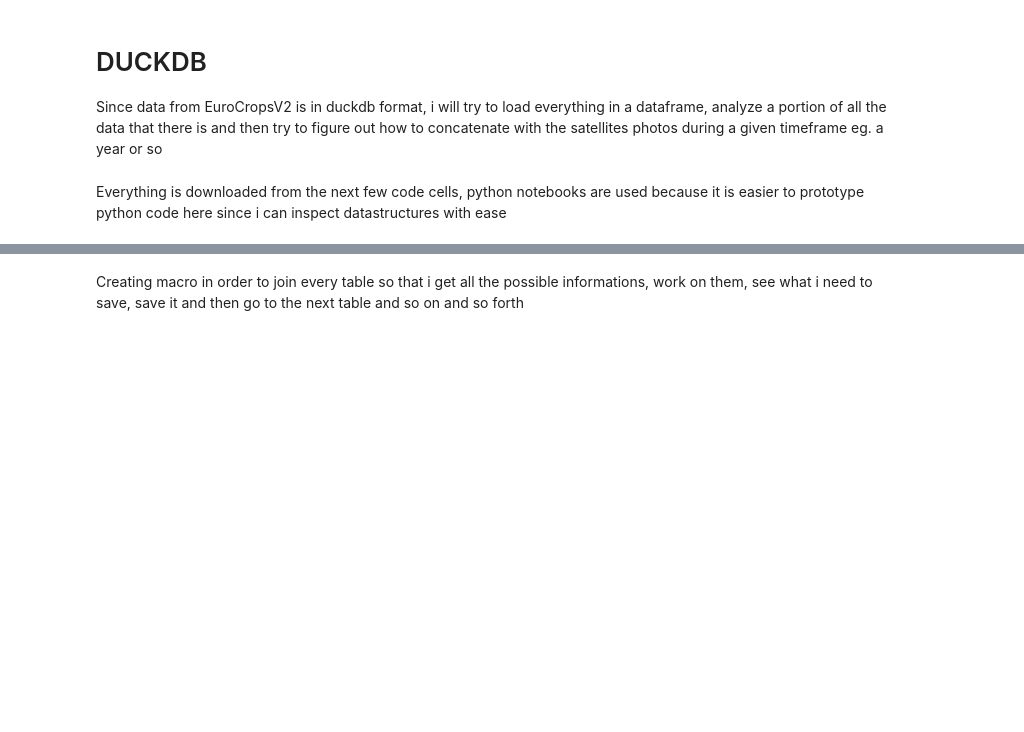
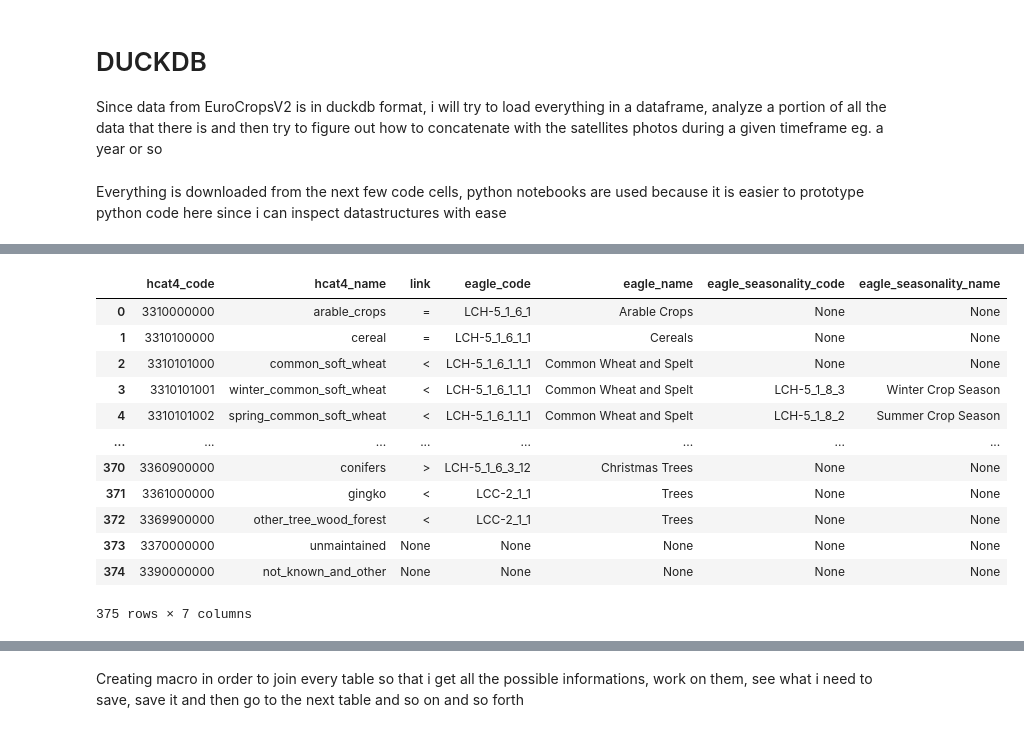
Before and after one commit to wr3nch623/RSSIA-Project, a Jupyter notebook: duckdb_dataget.ipynb, the cells around one changed output, grey strips where cells are left out. Drawn from its saved outputs; the diff is of its cells as text; code cells hidden in the pictures; blank space fills up the shorter version.

```diff
--- a/duckdb_dataget.ipynb
+++ b/duckdb_dataget.ipynb
@@ -74,0 +113,16 @@ print(tables_df)
+# %%
+conn.execute("SELECT * FROM hcat4_eagle_mapping").df()
+# %% [output]
+|  | hcat4_code | hcat4_name | link | eagle_code | eagle_name | eagle_seasonality_code | eagle_seasonality_name |
+| 0 | 3310000000 | arable_crops | = | LCH-5_1_6_1 | Arable Crops | None | None |
+| 1 | 3310100000 | cereal | = | LCH-5_1_6_1_1 | Cereals | None | None |
+| 2 | 3310101000 | common_soft_wheat | < | LCH-5_1_6_1_1_1 | Common Wheat and Spelt | None | None |
+| 3 | 3310101001 | winter_common_soft_wheat | < | LCH-5_1_6_1_1_1 | Common Wheat and Spelt | LCH-5_1_8_3 | Winter Crop Season |
+| 4 | 3310101002 | spring_common_soft_wheat | < | LCH-5_1_6_1_1_1 | Common Wheat and Spelt | LCH-5_1_8_2 | Summer Crop Season |
+| ... | ... | ... | ... | ... | ... | ... | ... |
+| 370 | 3360900000 | conifers | > | LCH-5_1_6_3_12 | Christmas Trees | None | None |
+| 371 | 3361000000 | gingko | < | LCC-2_1_1 | Trees | None | None |
+| 372 | 3369900000 | other_tree_wood_forest | < | LCC-2_1_1 | Trees | None | None |
+| 373 | 3370000000 | unmaintained | None | None | None | None | None |
+| 374 | 3390000000 | not_known_and_other | None | None | None | None | None |
+375 rows × 7 columns
```
Also changed, not shown: parts of 27 cells of this notebook.
